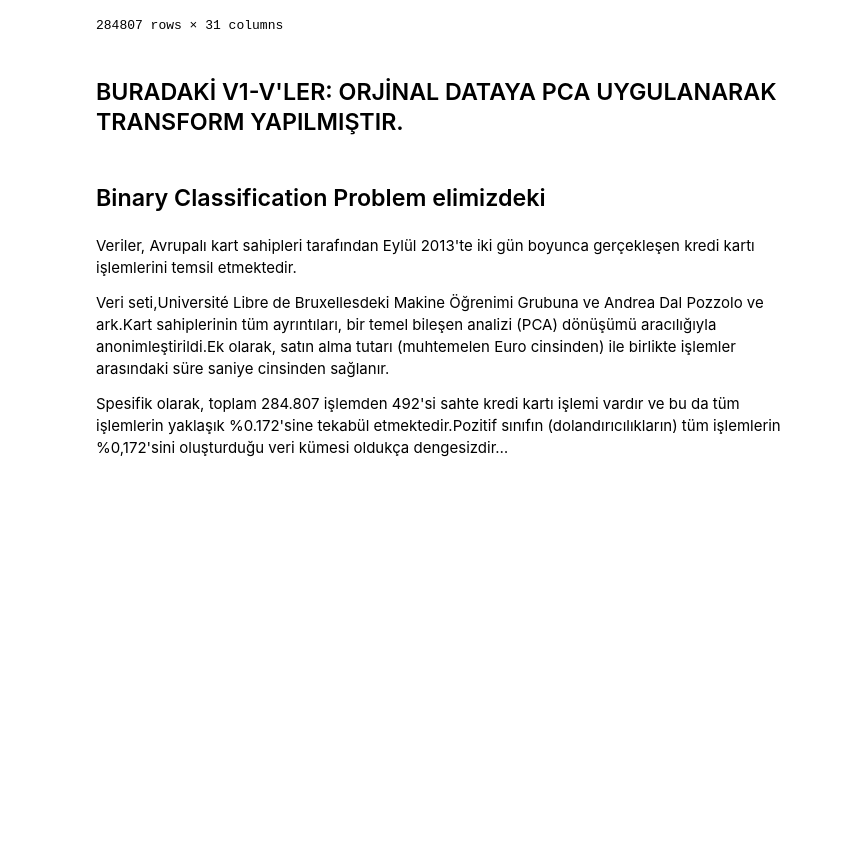
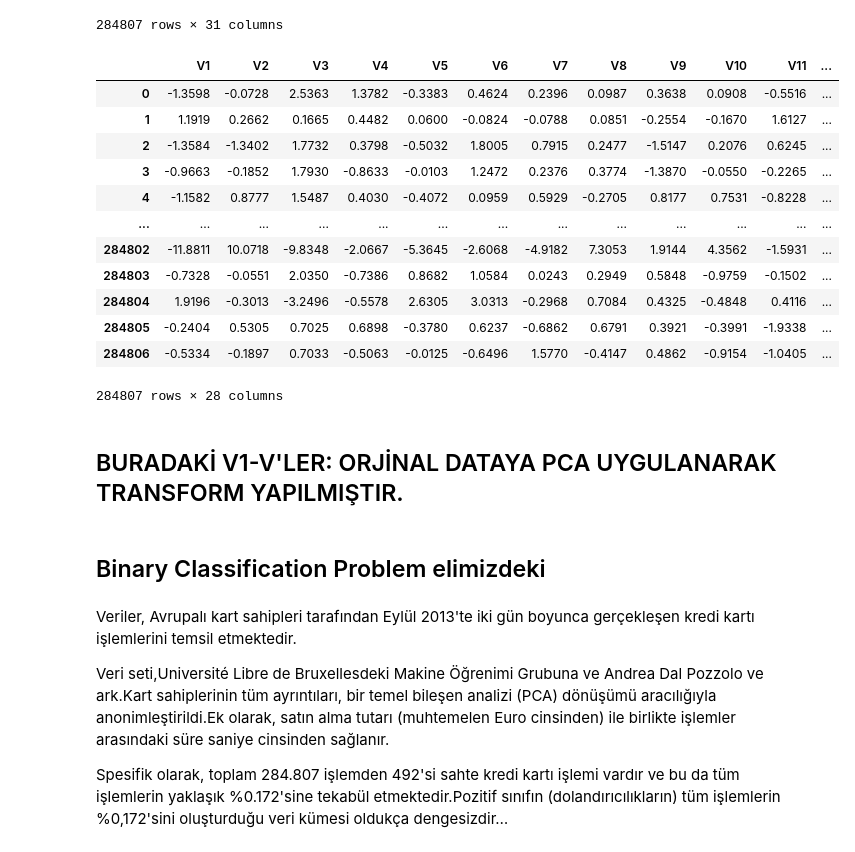
Before and after one commit to B-dogan/Credit-Card-Fraud-Detection-Project-, a Jupyter notebook: useful_codes.ipynb, the cells around one changed output. Saved outputs shown, nothing was run; the diff lists cells and outputs as text; code cells hidden in the pictures; blank space fills up the shorter version.

```diff
--- a/useful_codes.ipynb
+++ b/useful_codes.ipynb
@@ -74,6 +74,23 @@ df
 | 284805 | 172788.0000 | -0.2404 | 0.5305 | 0.7025 | 0.6898 | -0.3780 | 0.6237 | -0.6862 | 0.6791 | 0.3921 | -0.3991 | ... |
 | 284806 | 172792.0000 | -0.5334 | -0.1897 | 0.7033 | -0.5063 | -0.0125 | -0.6496 | 1.5770 | -0.4147 | 0.4862 | -0.9154 | ... |
 284807 rows × 31 columns
+# %%
+comp = df.drop(["Time","Class","Amount"],axis=1)
+comp
+# %% [output]
+|  | V1 | V2 | V3 | V4 | V5 | V6 | V7 | V8 | V9 | V10 | V11 | ... |
+| 0 | -1.3598 | -0.0728 | 2.5363 | 1.3782 | -0.3383 | 0.4624 | 0.2396 | 0.0987 | 0.3638 | 0.0908 | -0.5516 | ... |
+| 1 | 1.1919 | 0.2662 | 0.1665 | 0.4482 | 0.0600 | -0.0824 | -0.0788 | 0.0851 | -0.2554 | -0.1670 | 1.6127 | ... |
+| 2 | -1.3584 | -1.3402 | 1.7732 | 0.3798 | -0.5032 | 1.8005 | 0.7915 | 0.2477 | -1.5147 | 0.2076 | 0.6245 | ... |
+| 3 | -0.9663 | -0.1852 | 1.7930 | -0.8633 | -0.0103 | 1.2472 | 0.2376 | 0.3774 | -1.3870 | -0.0550 | -0.2265 | ... |
+| 4 | -1.1582 | 0.8777 | 1.5487 | 0.4030 | -0.4072 | 0.0959 | 0.5929 | -0.2705 | 0.8177 | 0.7531 | -0.8228 | ... |
+| ... | ... | ... | ... | ... | ... | ... | ... | ... | ... | ... | ... | ... |
+| 284802 | -11.8811 | 10.0718 | -9.8348 | -2.0667 | -5.3645 | -2.6068 | -4.9182 | 7.3053 | 1.9144 | 4.3562 | -1.5931 | ... |
+| 284803 | -0.7328 | -0.0551 | 2.0350 | -0.7386 | 0.8682 | 1.0584 | 0.0243 | 0.2949 | 0.5848 | -0.9759 | -0.1502 | ... |
+| 284804 | 1.9196 | -0.3013 | -3.2496 | -0.5578 | 2.6305 | 3.0313 | -0.2968 | 0.7084 | 0.4325 | -0.4848 | 0.4116 | ... |
+| 284805 | -0.2404 | 0.5305 | 0.7025 | 0.6898 | -0.3780 | 0.6237 | -0.6862 | 0.6791 | 0.3921 | -0.3991 | -1.9338 | ... |
+| 284806 | -0.5334 | -0.1897 | 0.7033 | -0.5063 | -0.0125 | -0.6496 | 1.5770 | -0.4147 | 0.4862 | -0.9154 | -1.0405 | ... |
+284807 rows × 28 columns
 # %% [markdown]
 ## BURADAKİ V1-V'LER:  ORJİNAL DATAYA PCA UYGULANARAK TRANSFORM YAPILMIŞTIR.
 # %% [markdown]
```
Also changed, not shown: parts of 6 cells of this notebook, 1 other file.
